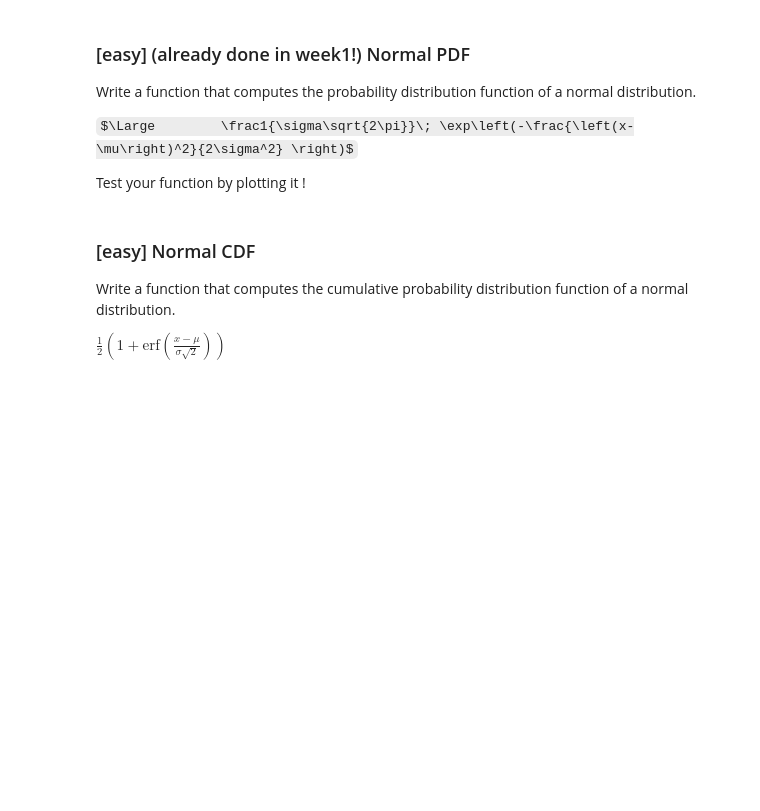
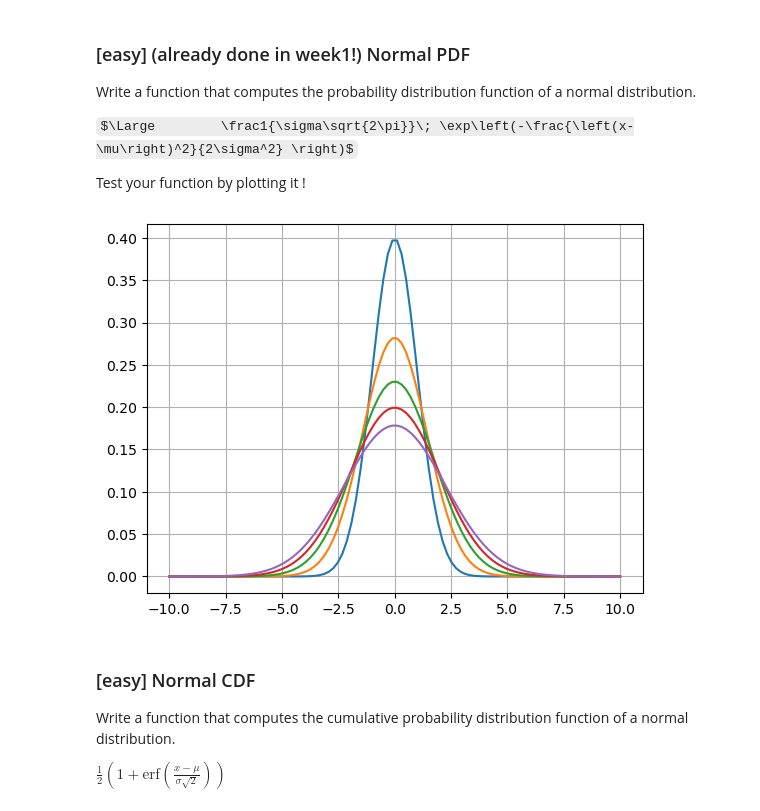
Before and after one commit to Fulin-ZHANG/EM-Lyon, a Jupyter notebook: Week2_Data_cleaning_analysis/Session_04/Session_04.ipynb, the cells around one changed output. Cells and saved outputs as stored; diff of their text form; code cells hidden in the pictures; some formulas as TeX source; blank space fills up the shorter version.

```diff
--- a/Week2_Data_cleaning_analysis/Session_04/Session_04.ipynb
+++ b/Week2_Data_cleaning_analysis/Session_04/Session_04.ipynb
@@ -34,19 +34,24 @@ $\Large	\frac1{\sigma\sqrt{2\pi}}\; \exp\left(-\frac{\left(x-\mu\right)^2}{2\sig
 Test your function by plotting it !
 # %%
 def msds_normal_pdf(x, mu, sigma2):
-    pass
+    return (
+        1 / math.sqrt(2 * math.pi * sigma2) * math.exp(-((x - mu) ** 2) / (2 * sigma2))
+    )
+
 
 def test_msds_normal_pdf():
     assert msds_normal_pdf(0, 0, 1) == 1 / math.sqrt(2 * math.pi)
-    X = np.linspace(-5, 5, num=100)
+    X = np.linspace(-10, 10, num=100)
     Y = []
     for s in np.linspace(1, 5, num=5):
         Y = [msds_normal_pdf(x, 0, s) for x in X]
         plt.plot(X, Y)
         plt.grid()
 
 
 test_msds_normal_pdf()
+# %% [output]
+[figure, added]
 # %% [markdown]
 ### [easy] Normal CDF
 
```
Also changed, not shown: parts of 8 cells of this notebook, 7 other files.
